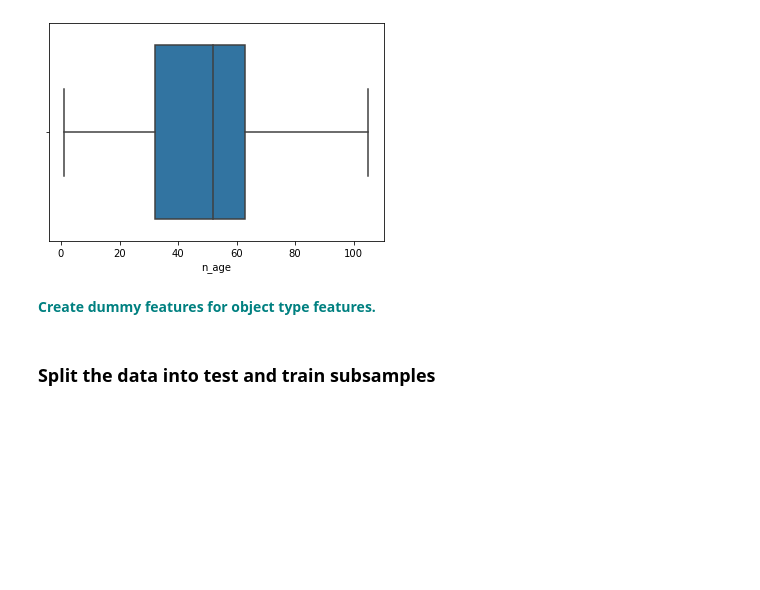
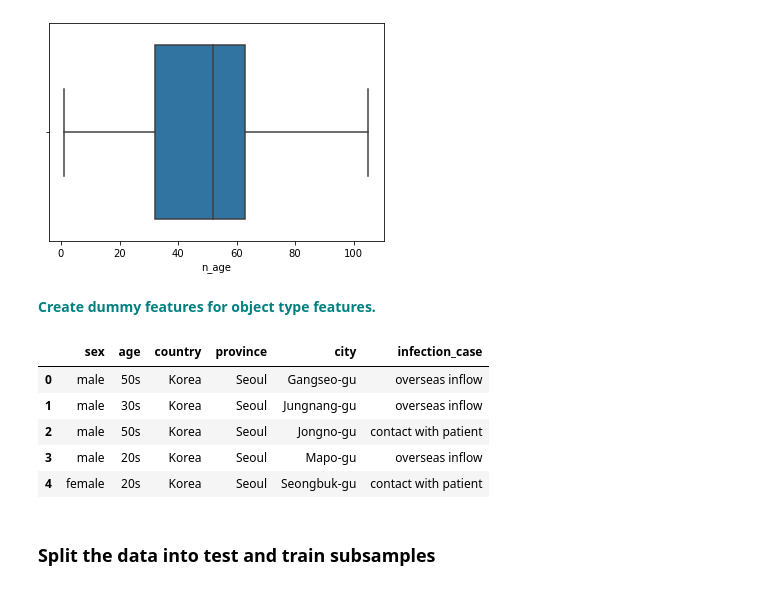
Before and after one commit to rayees-codes/RandomForest-Covid-Case-Study_Rayees, a Jupyter notebook: RandomForest_casestudy_covid19.ipynb, the cells around one changed output. Drawn from its saved outputs; the diff is of its cells as text; code cells hidden in the pictures; blank space fills up the shorter version.

```diff
--- a/RandomForest_casestudy_covid19.ipynb
+++ b/RandomForest_casestudy_covid19.ipynb
@@ -342,5 +342,16 @@ for col in box_df:
 [figure]
 # %% [markdown]
 **<font color='teal'> Create dummy features for object type features. </font>**
+# %%
+# Dropping 'state' column before X variable assignment
+dfo = dfo.drop('state', axis=1)
+dfo.head()
+# %% [output]
+|  | sex | age | country | province | city | infection_case |
+| 0 | male | 50s | Korea | Seoul | Gangseo-gu | overseas inflow |
+| 1 | male | 30s | Korea | Seoul | Jungnang-gu | overseas inflow |
+| 2 | male | 50s | Korea | Seoul | Jongno-gu | contact with patient |
+| 3 | male | 20s | Korea | Seoul | Mapo-gu | overseas inflow |
+| 4 | female | 20s | Korea | Seoul | Seongbuk-gu | contact with patient |
 # %%
 # Assigning variable X to the object type only features
```
Also changed, not shown: parts of 7 cells of this notebook.
